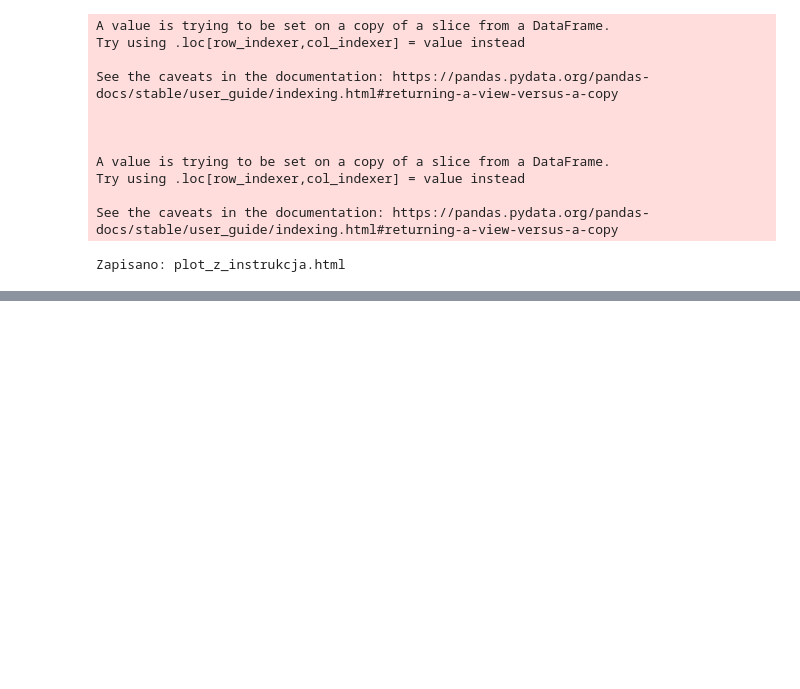
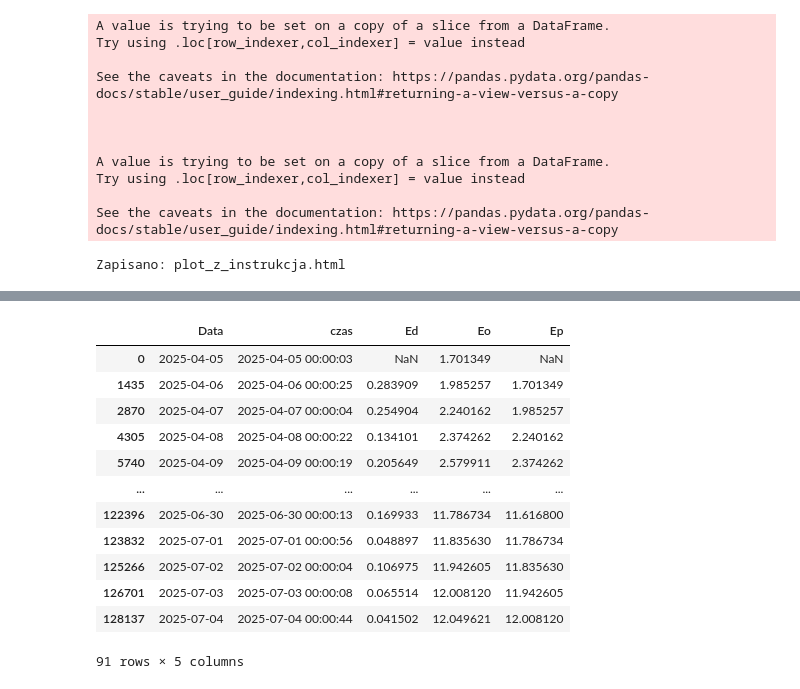
Before and after one commit to martynabocian/martynabocian.github.io, a Jupyter notebook: Charts.ipynb, the cells around one changed output, grey strips where cells are left out. Saved outputs shown, nothing was run; the diff lists cells and outputs as text; code cells hidden in the pictures; blank space fills up the shorter version.

```diff
--- a/Charts.ipynb
+++ b/Charts.ipynb
@@ -1010,3 +996,5 @@ inject_panel_into_html(PLOT_HTML_PATH, OUTPUT_HTML_PATH, INSTRUKCJA_HTML)
 print(f"Zapisano: {OUTPUT_HTML_PATH}")
 # %% [output]
 Zapisano: plot_z_instrukcja.html
+# %%
+df_dobowe_zuzycie_ciepla["E"] = df_dobowe_zuzycie_ciepla["Energia T1, GJ"]
@@ -1012,0 +1017,22 @@ Zapisano: plot_z_instrukcja.html
+# %%
+df_dobowe_zuzycie_ciepla["Ep"] = df_dobowe_zuzycie_ciepla["E"].shift(1)
+# %%
+df_dobowe_zuzycie_ciepla["Eo"] = df_dobowe_zuzycie_ciepla["E"]
+# %%
+df_dobowe_zuzycie_ciepla["Ed"] = df_dobowe_zuzycie_ciepla["Eo"] - df_dobowe_zuzycie_ciepla["Ep"]
+# %%
+df_dobowe_zuzycie_ciepla[["Data", "czas", "Ed", "Eo", "Ep"]]
+# %% [output]
+|  | Data | czas | Ed | Eo | Ep |
+| 0 | 2025-04-05 | 2025-04-05 00:00:03 | NaN | 1.701349 | NaN |
+| 1435 | 2025-04-06 | 2025-04-06 00:00:25 | 0.283909 | 1.985257 | 1.701349 |
+| 2870 | 2025-04-07 | 2025-04-07 00:00:04 | 0.254904 | 2.240162 | 1.985257 |
+| 4305 | 2025-04-08 | 2025-04-08 00:00:22 | 0.134101 | 2.374262 | 2.240162 |
+| 5740 | 2025-04-09 | 2025-04-09 00:00:19 | 0.205649 | 2.579911 | 2.374262 |
+| ... | ... | ... | ... | ... | ... |
+| 122396 | 2025-06-30 | 2025-06-30 00:00:13 | 0.169933 | 11.786734 | 11.616800 |
+| 123832 | 2025-07-01 | 2025-07-01 00:00:56 | 0.048897 | 11.835630 | 11.786734 |
+| 125266 | 2025-07-02 | 2025-07-02 00:00:04 | 0.106975 | 11.942605 | 11.835630 |
+| 126701 | 2025-07-03 | 2025-07-03 00:00:08 | 0.065514 | 12.008120 | 11.942605 |
+| 128137 | 2025-07-04 | 2025-07-04 00:00:44 | 0.041502 | 12.049621 | 12.008120 |
+91 rows × 5 columns
```
Also changed, not shown: parts of 10 cells of this notebook, 1 other file.
